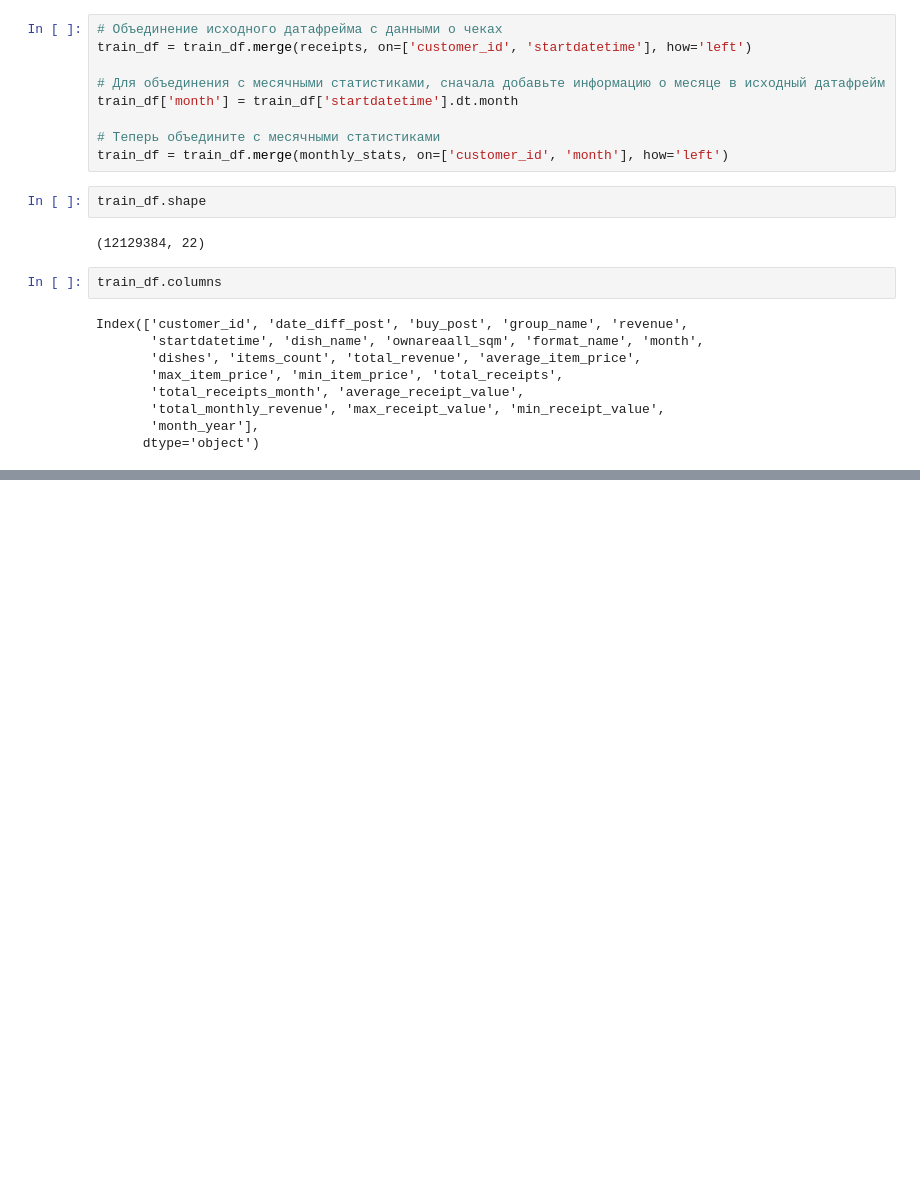
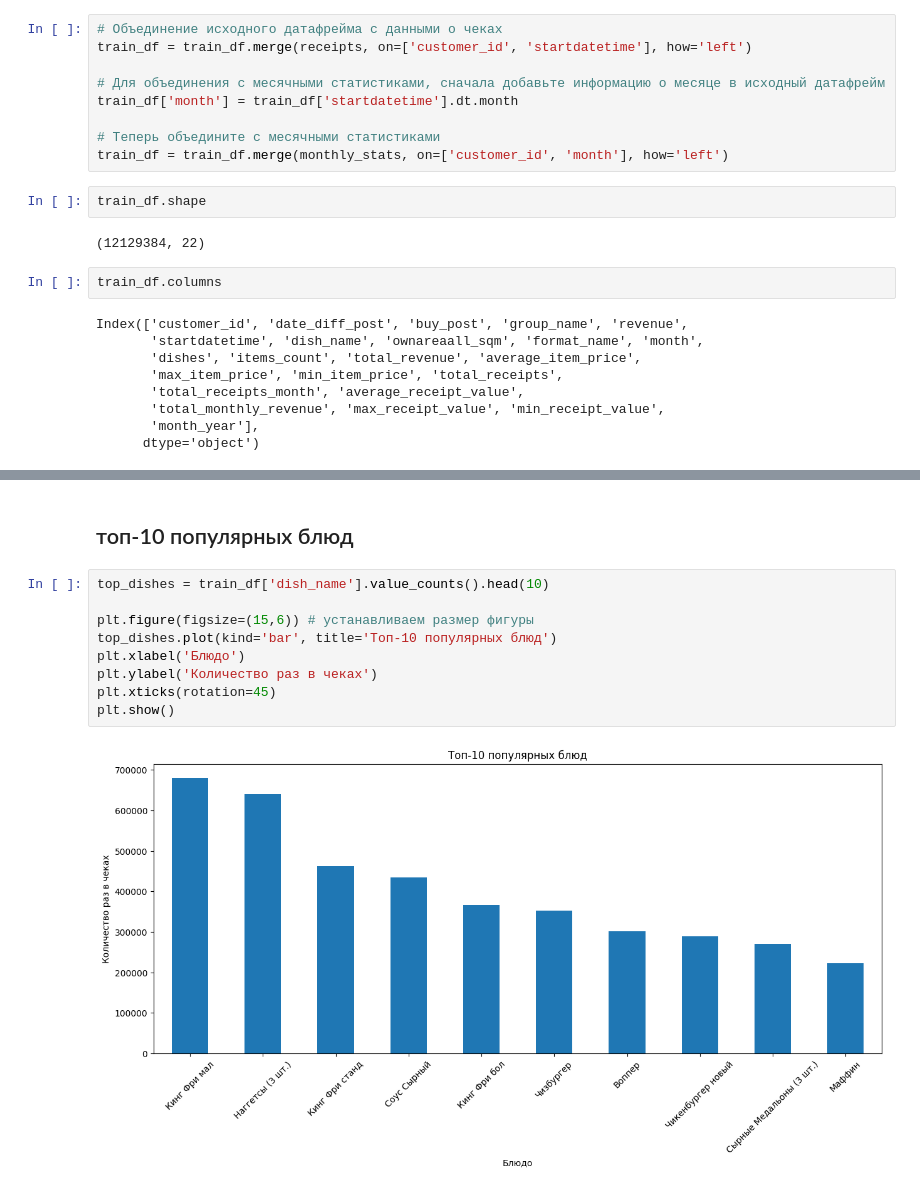
Before and after one commit to timur-nagimov/international_cp-burger_king-, a Jupyter notebook: EDA/EDA.ipynb, the cells around one changed output, grey strips where cells are left out. Drawn from its saved outputs; the diff is of its cells as text; blank space fills up the shorter version.

```diff
--- a/EDA/EDA.ipynb
+++ b/EDA/EDA.ipynb
@@ -289,0 +348,13 @@ Index(['customer_id', 'date_diff_post', 'buy_post', 'group_name', 'revenue',
+# %% [markdown]
+## топ-10 популярных блюд
+# %%
+top_dishes = train_df['dish_name'].value_counts().head(10)
+
+plt.figure(figsize=(15,6)) # устанавливаем размер фигуры
+top_dishes.plot(kind='bar', title='Топ-10 популярных блюд')
+plt.xlabel('Блюдо')
+plt.ylabel('Количество раз в чеках')
+plt.xticks(rotation=45)
+plt.show()
+# %% [output]
+[figure, added]
```
Also changed, not shown: parts of 23 cells of this notebook.
